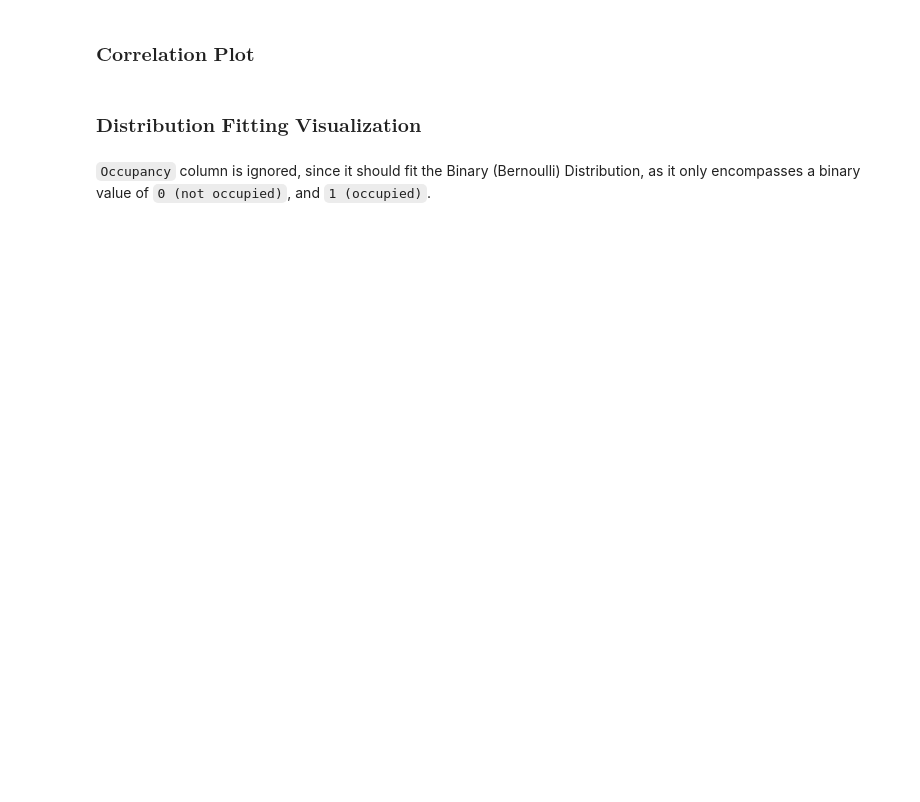
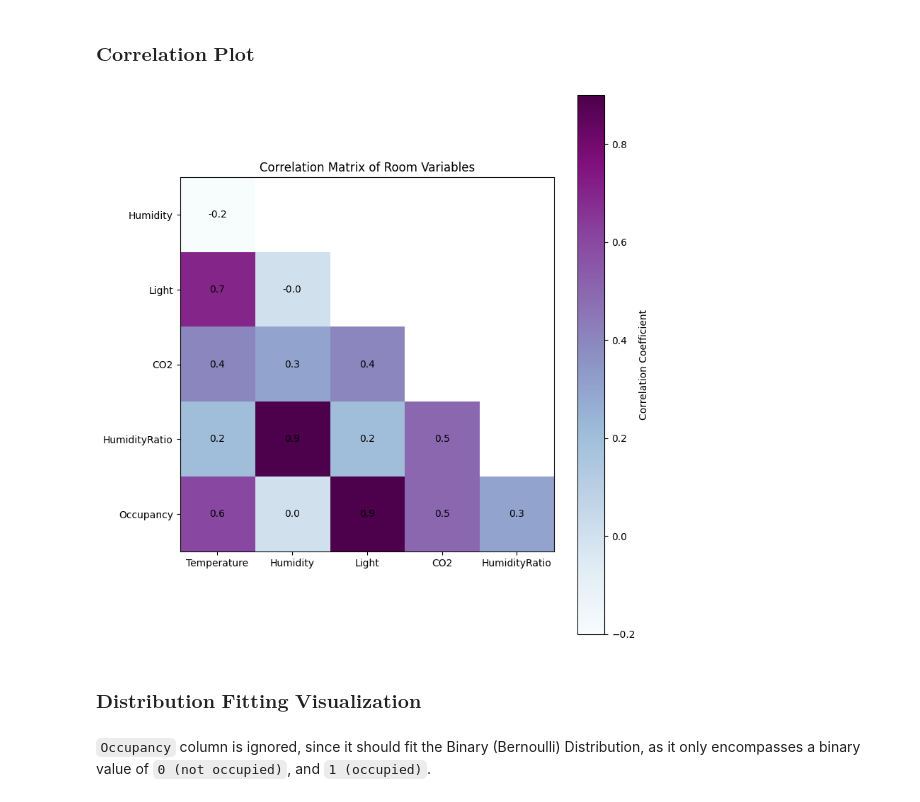
Before and after one commit to gerard-ompad/DATA_ANALYTICS, a Jupyter notebook: Assignments/Lecture_1_Assignment.ipynb, the cells around one changed output. Saved outputs shown, nothing was run; the diff lists cells and outputs as text; code cells hidden in the pictures; blank space fills up the shorter version.

```diff
--- a/Assignments/Lecture_1_Assignment.ipynb
+++ b/Assignments/Lecture_1_Assignment.ipynb
@@ -71,3 +122,25 @@ fig.show()
+# %%
+corr = df.corr().round(1)
+
+mask = np.zeros_like(corr, dtype=bool)
+mask[np.triu_indices_from(mask)] = True
+
+viz = corr.mask(mask).dropna(how='all').dropna(axis=1, how='all')
+plt.figure(figsize=(8, 8))
+plt.imshow(viz, cmap='BuPu')
+
+for i in range(len(viz)):
+    for j in range(len(viz)):
+        plt.text(j, i, f'{viz.values[i, j]:.1f}' if not np.isnan(viz.values[i, j]) else "", ha='center', va='center')
+
+plt.title('Correlation Matrix of Room Variables')
+plt.colorbar(label='Correlation Coefficient')
+plt.xticks(ticks=range(len(viz.columns)), labels=viz.columns)
+plt.yticks(ticks=range(len(viz.index)), labels=viz.index)
+plt.tight_layout()
+plt.show()
+# %% [output]
+[figure, added]
 # %% [markdown]
 ### $\textbf{Distribution Fitting Visualization}$
 # %% [markdown]
```
Also changed, not shown: parts of 16 cells of this notebook, 1 other file.
